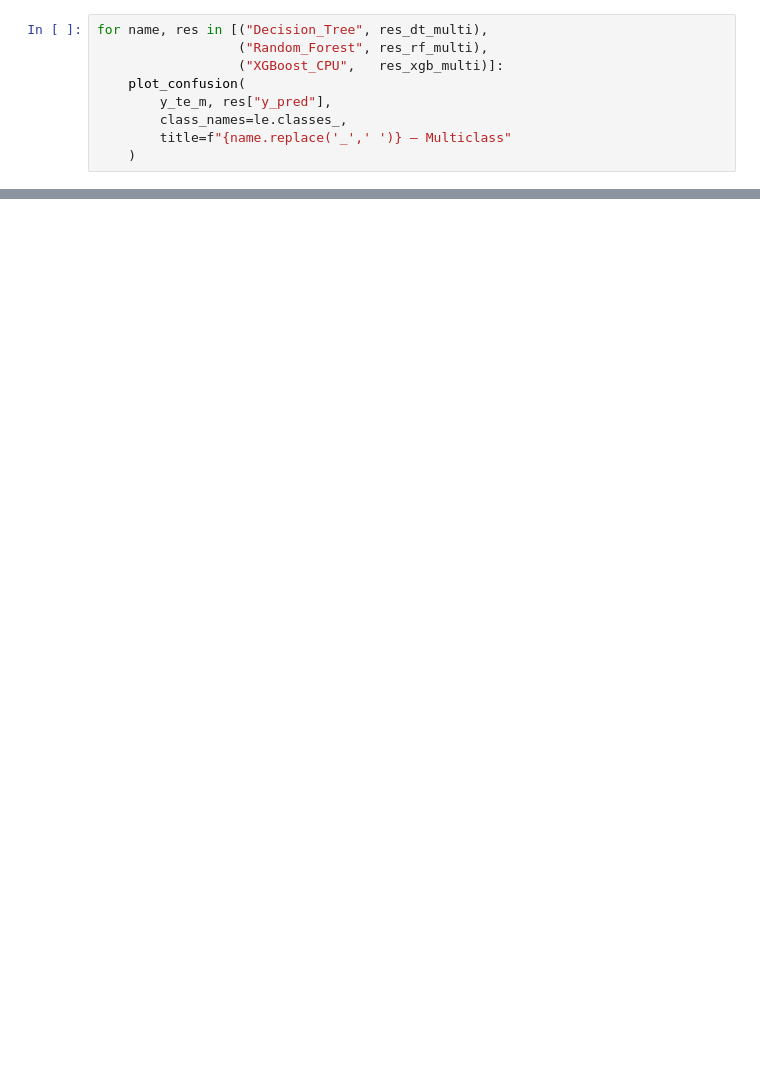
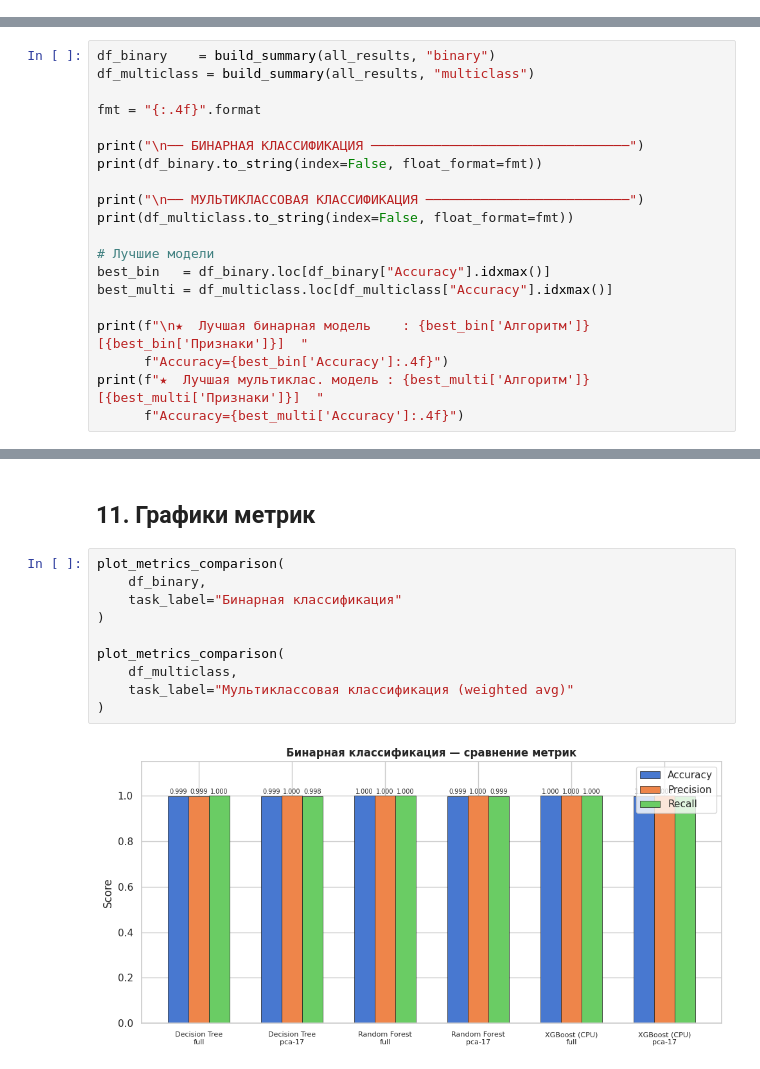
Before and after one commit to Vector513/BigData-LETI, a Jupyter notebook: botnet-attacks/2.ipynb, the cells around one changed output, grey strips where cells are left out. Saved outputs shown, nothing was run; the diff lists cells and outputs as text; blank space fills up the shorter version.

```diff
--- a/botnet-attacks/2.ipynb
+++ b/botnet-attacks/2.ipynb
@@ -668,9 +0,0 @@ XGBoost (CPU)    0.9977                0.9978             0.9977         33.7650
-# %%
-for name, res in [("Decision_Tree", res_dt_multi),
-                  ("Random_Forest", res_rf_multi),
-                  ("XGBoost_CPU",   res_xgb_multi)]:
-    plot_confusion(
-        y_te_m, res["y_pred"],
-        class_names=le.classes_,
-        title=f"{name.replace('_',' ')} — Multiclass"
-    )
@@ -743,0 +723,20 @@ Best multiclass model: XGBoost (CPU)
+# %%
+df_binary    = build_summary(all_results, "binary")
+df_multiclass = build_summary(all_results, "multiclass")
+
+fmt = "{:.4f}".format
+
+print("\n── БИНАРНАЯ КЛАССИФИКАЦИЯ ─────────────────────────────────")
+print(df_binary.to_string(index=False, float_format=fmt))
+
+print("\n── МУЛЬТИКЛАССОВАЯ КЛАССИФИКАЦИЯ ──────────────────────────")
+print(df_multiclass.to_string(index=False, float_format=fmt))
+
+# Лучшие модели
+best_bin   = df_binary.loc[df_binary["Accuracy"].idxmax()]
+best_multi = df_multiclass.loc[df_multiclass["Accuracy"].idxmax()]
+
+print(f"\n★  Лучшая бинарная модель    : {best_bin['Алгоритм']} [{best_bin['Признаки']}]  "
+      f"Accuracy={best_bin['Accuracy']:.4f}")
+print(f"★  Лучшая мультиклас. модель : {best_multi['Алгоритм']} [{best_multi['Признаки']}]  "
+      f"Accuracy={best_multi['Accuracy']:.4f}")
@@ -743,0 +764,14 @@ Best multiclass model: XGBoost (CPU)
+# %% [markdown]
+## 11. Графики метрик
+# %%
+plot_metrics_comparison(
+    df_binary,
+    task_label="Бинарная классификация"
+)
+
+plot_metrics_comparison(
+    df_multiclass,
+    task_label="Мультиклассовая классификация (weighted avg)"
+)
+# %% [output]
+[figure, added]
```
Also changed, not shown: parts of 72 cells of this notebook.
